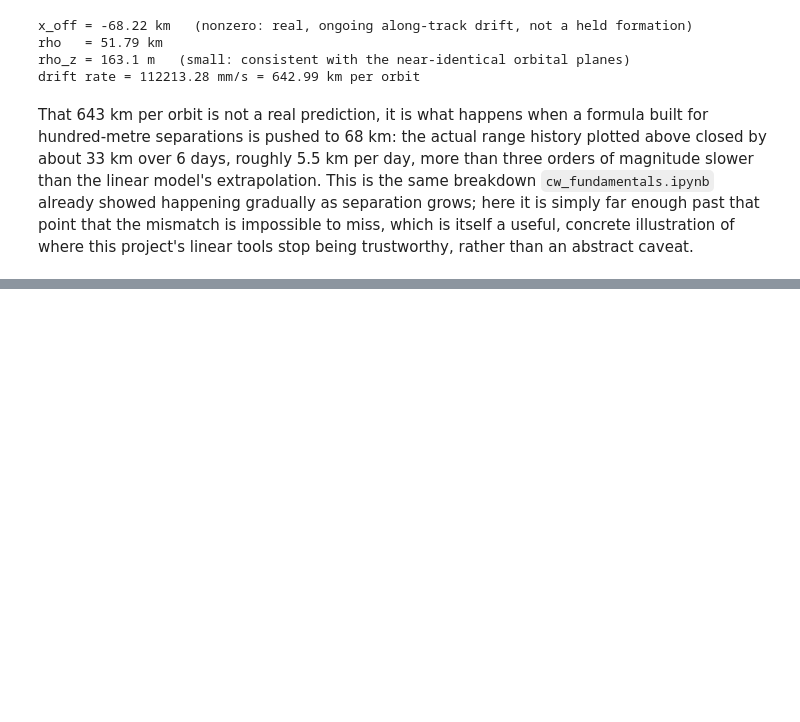
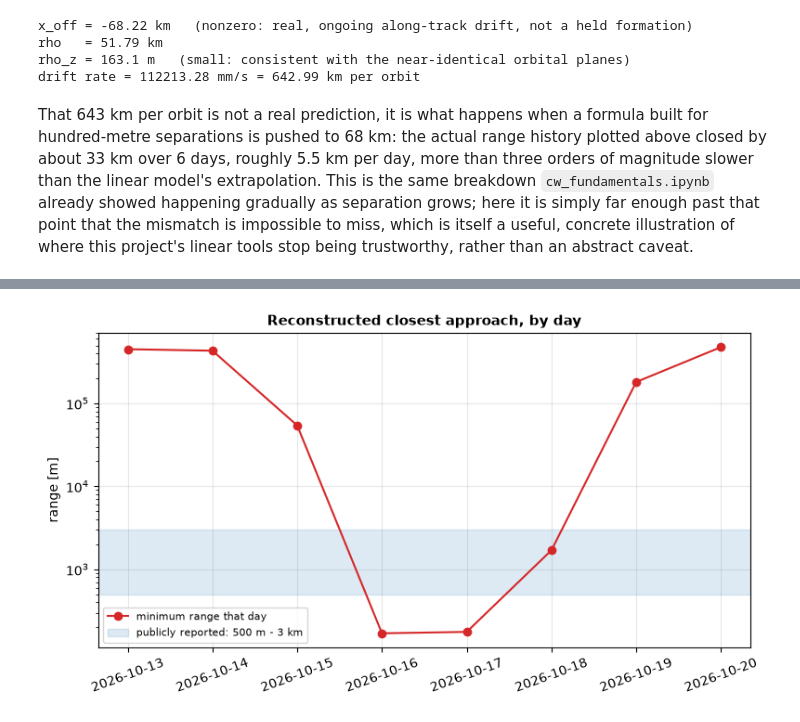
Before and after one commit to giovannifacchinetti99/ios-mission-planner, a Jupyter notebook: examples/cosmos2612_iceye_x36_rpo.ipynb, the cells around one changed output, grey strips where cells are left out. Saved outputs shown, nothing was run; the diff lists cells and outputs as text; code cells hidden in the pictures; blank space fills up the shorter version.

```diff
--- a/examples/cosmos2612_iceye_x36_rpo.ipynb
+++ b/examples/cosmos2612_iceye_x36_rpo.ipynb
@@ -123,0 +217,12 @@ The next step, if it is worth taking, is historical TLEs bracketing 15 to 19 Oct
+# %%
+fig, ax = plt.subplots(figsize=(8, 4.4))
+dates = list(historical_tles.keys())
+ax.semilogy(dates, daily_min_m, color=COL_NUM, marker="o", label="minimum range that day")
+ax.axhspan(500, 3000, color=COL_ANA, alpha=0.15, label="publicly reported: 500 m - 3 km")
+ax.set_ylabel("range [m]"); ax.set_title("Reconstructed closest approach, by day")
+ax.legend(fontsize=8)
+plt.xticks(rotation=20)
+plt.tight_layout()
+plt.show()
+# %% [output]
+[figure, added]
```
Also changed, not shown: parts of 11 cells of this notebook.
